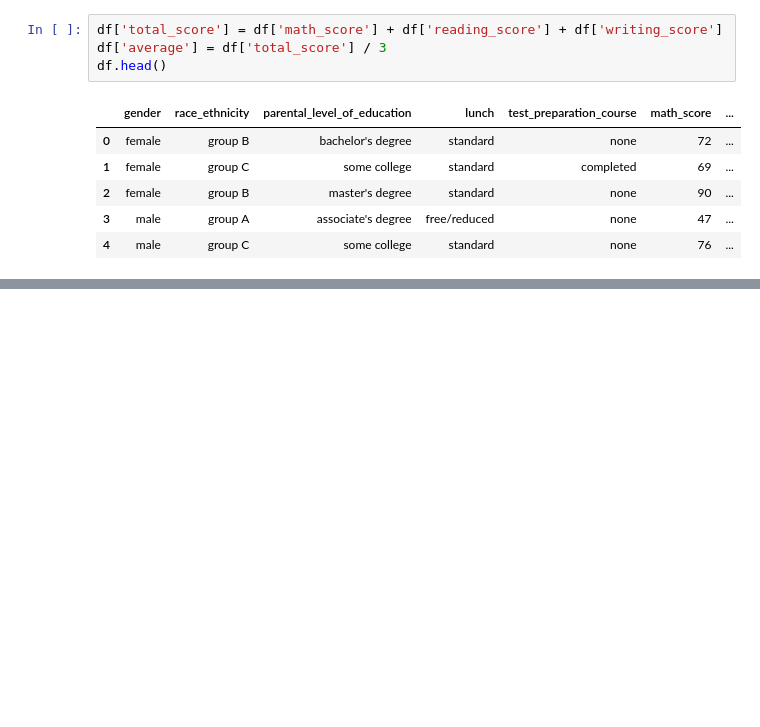
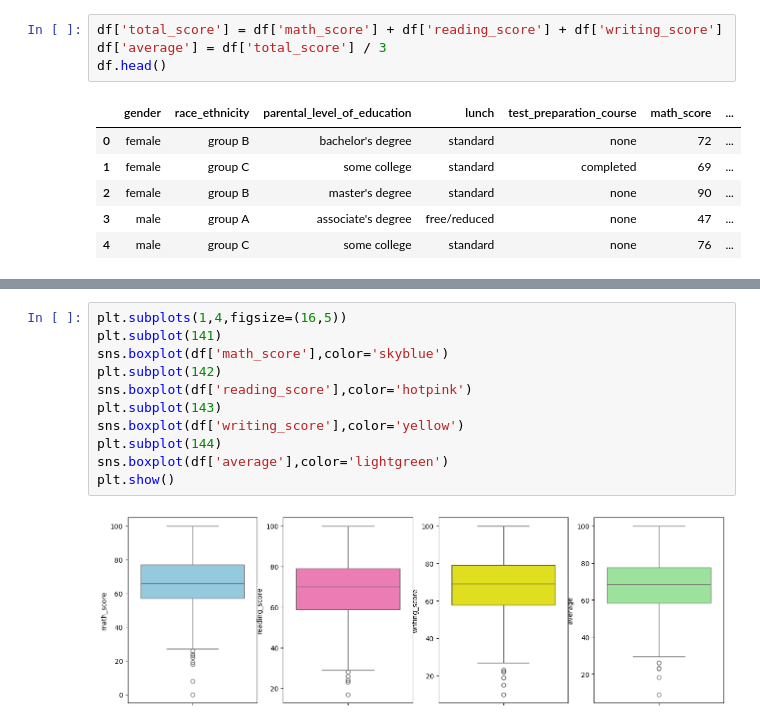
Before and after one commit to edhillon7/MLOPS, a Jupyter notebook: notebook/EDA_student_performance.ipynb, the cells around one changed output, grey strips where cells are left out. Saved outputs shown, nothing was run; the diff lists cells and outputs as text; blank space fills up the shorter version.

```diff
--- a/notebook/EDA_student_performance.ipynb
+++ b/notebook/EDA_student_performance.ipynb
@@ -87,0 +160,13 @@ df.head()
+# %%
+plt.subplots(1,4,figsize=(16,5))
+plt.subplot(141)
+sns.boxplot(df['math_score'],color='skyblue')
+plt.subplot(142)
+sns.boxplot(df['reading_score'],color='hotpink')
+plt.subplot(143)
+sns.boxplot(df['writing_score'],color='yellow')
+plt.subplot(144)
+sns.boxplot(df['average'],color='lightgreen')
+plt.show()
+# %% [output]
+[figure, added]
```
Also changed, not shown: parts of 5 cells of this notebook, 6 other files.
